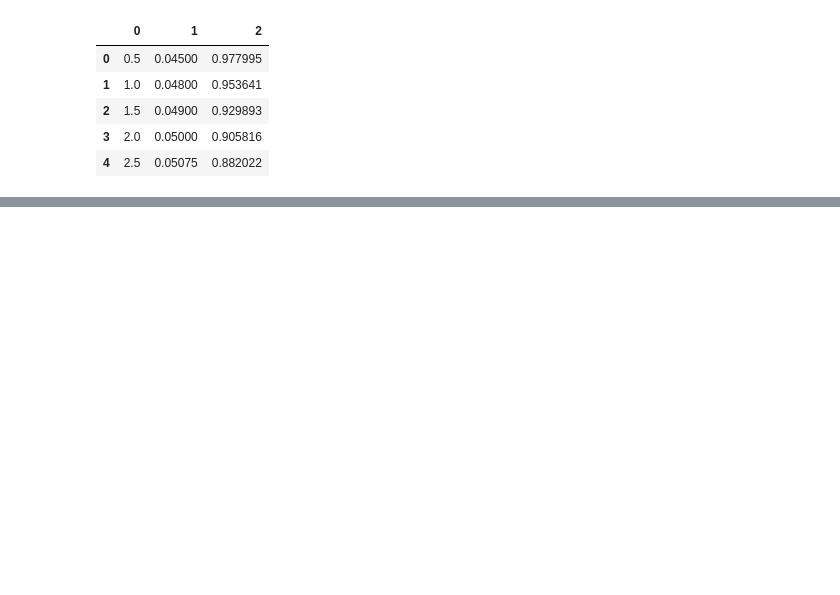
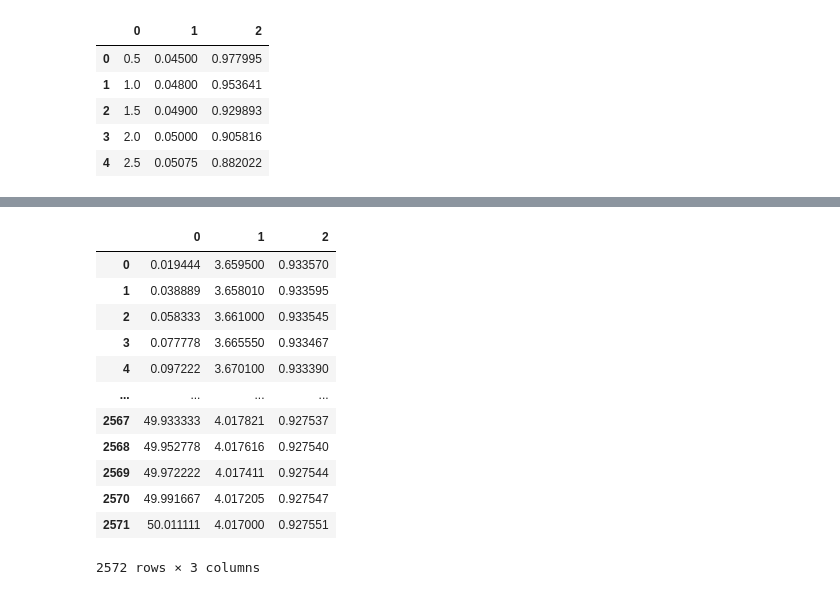
Before and after one commit to Gregtwl/QF605_Assignment, a Jupyter notebook: Answer_Deck.ipynb, the cells around one changed output, grey strips where cells are left out. Saved outputs shown, nothing was run; the diff lists cells and outputs as text; code cells hidden in the pictures; blank space fills up the shorter version.

Commit message:
OIS(SOFR) function in progress

```diff
--- a/Answer_Deck.ipynb
+++ b/Answer_Deck.ipynb
@@ -298,3 +295,41 @@ df_OIS
 | 29 | 30 YR | 4.21930 | 30.000000 |
 | 30 | 40 YR | 4.12250 | 40.000000 |
 | 31 | 50 YR | 4.01700 | 50.000000 |
+# %%
+## Recreate the Tenor since we need T = [0,50]:
+
+def calculate_ois_sofr_discount_factors(tenor_year, rates, frequency):
+
+    tenor_year = tenor_year.to_numpy()
+    rate = rates.to_numpy()
+
+    expanded_tenor_year, expanded_rate = expand_irs_table(tenor_year, rate, frequency)
+
+    discount_array = np.full(len(expanded_tenor_year), np.nan)
+
+    # Bootstrap the Curve - Need to amend this
+
+    for i in range(0, len(discount_array)):
+        discount_array[i] =\
+                            (
+                                    1 / (1 + frequency * expanded_rate[i])
+                            )
+
+
+    return pd.DataFrame([expanded_tenor_year, expanded_rate, discount_array]).T
+# %%
+calculate_ois_sofr_discount_factors(df_OIS['Tenor_Year_Numeric'], df_OIS['Market Rate'], 7/360)
+# %% [output]
+|  | 0 | 1 | 2 |
+| 0 | 0.019444 | 3.659500 | 0.933570 |
+| 1 | 0.038889 | 3.658010 | 0.933595 |
+| 2 | 0.058333 | 3.661000 | 0.933545 |
+| 3 | 0.077778 | 3.665550 | 0.933467 |
+| 4 | 0.097222 | 3.670100 | 0.933390 |
+| ... | ... | ... | ... |
+| 2567 | 49.933333 | 4.017821 | 0.927537 |
+| 2568 | 49.952778 | 4.017616 | 0.927540 |
+| 2569 | 49.972222 | 4.017411 | 0.927544 |
+| 2570 | 49.991667 | 4.017205 | 0.927547 |
+| 2571 | 50.011111 | 4.017000 | 0.927551 |
+2572 rows × 3 columns
```
Also changed, not shown: parts of 7 cells of this notebook.
